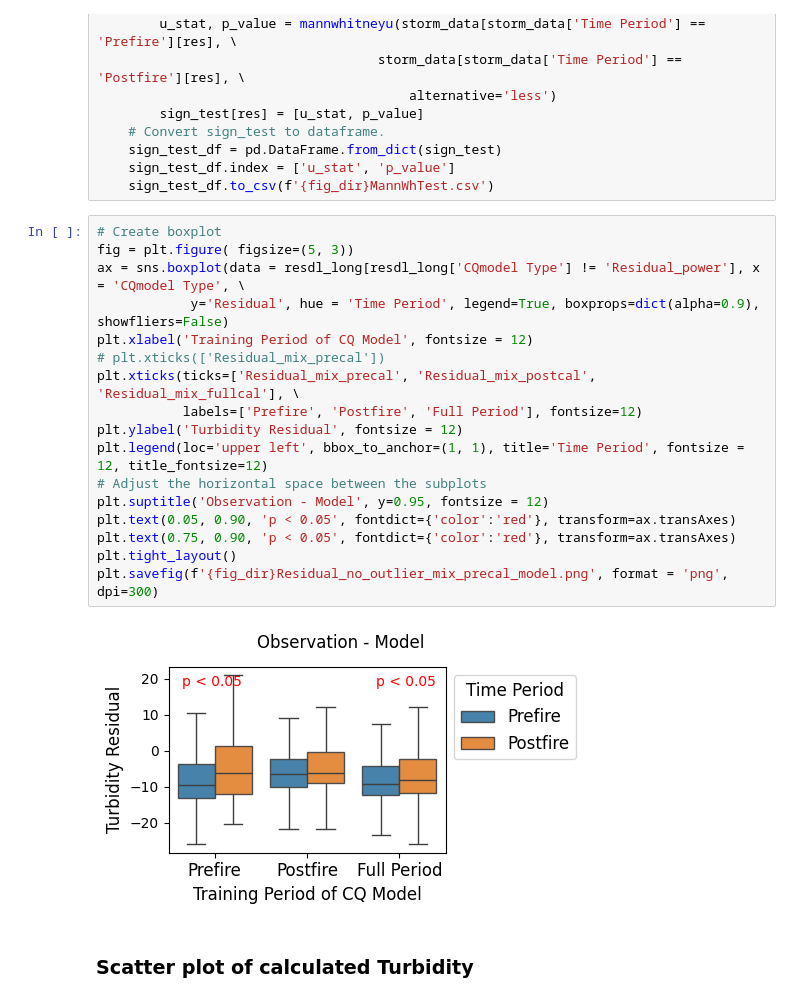
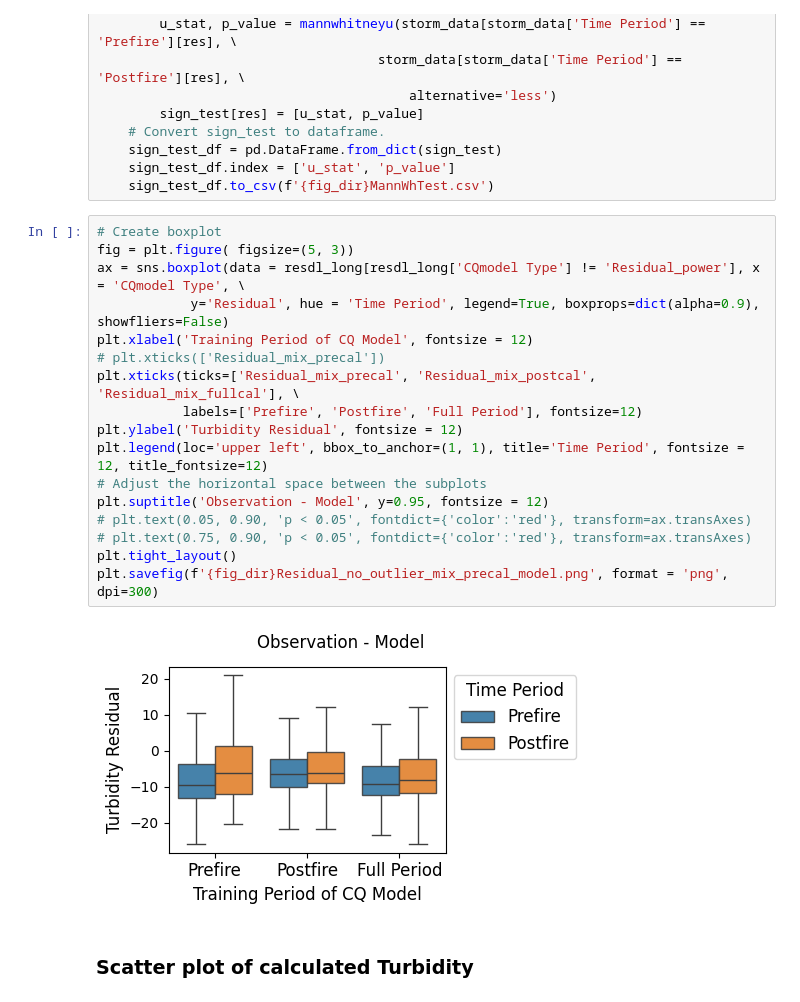
Before and after one commit to QianWanghhu/BushFireWQ, a Jupyter notebook: src/Explore_212058_CQ.ipynb, the cells around one changed output. Cells and saved outputs as stored; diff of their text form.

Commit message:
Remove text for significance in zoomed in plots.

```diff
--- a/src/Explore_212058_CQ.ipynb
+++ b/src/Explore_212058_CQ.ipynb
@@ -339,22 +339,22 @@ if not os.path.exists(f'{fig_dir}MannWhTest.csv'):
 # %%
 # Create boxplot
 fig = plt.figure( figsize=(5, 3))
 ax = sns.boxplot(data = resdl_long[resdl_long['CQmodel Type'] != 'Residual_power'], x = 'CQmodel Type', \
             y='Residual', hue = 'Time Period', legend=True, boxprops=dict(alpha=0.9), showfliers=False)
 plt.xlabel('Training Period of CQ Model', fontsize = 12)
 # plt.xticks(['Residual_mix_precal'])
 plt.xticks(ticks=['Residual_mix_precal', 'Residual_mix_postcal', 'Residual_mix_fullcal'], \
            labels=['Prefire', 'Postfire', 'Full Period'], fontsize=12)
 plt.ylabel('Turbidity Residual', fontsize = 12)
 plt.legend(loc='upper left', bbox_to_anchor=(1, 1), title='Time Period', fontsize = 12, title_fontsize=12)
 # Adjust the horizontal space between the subplots
 plt.suptitle('Observation - Model', y=0.95, fontsize = 12)
-plt.text(0.05, 0.90, 'p < 0.05', fontdict={'color':'red'}, transform=ax.transAxes)
-plt.text(0.75, 0.90, 'p < 0.05', fontdict={'color':'red'}, transform=ax.transAxes)
+# plt.text(0.05, 0.90, 'p < 0.05', fontdict={'color':'red'}, transform=ax.transAxes)
+# plt.text(0.75, 0.90, 'p < 0.05', fontdict={'color':'red'}, transform=ax.transAxes)
 plt.tight_layout()
 plt.savefig(f'{fig_dir}Residual_no_outlier_mix_precal_model.png', format = 'png', dpi=300)
 # %% [output]
-[figure, old version]
+[figure, new version]
 # %% [markdown]
 ### Scatter plot of calculated Turbidity
 # %%
```
Also changed, not shown: 2 other files.
